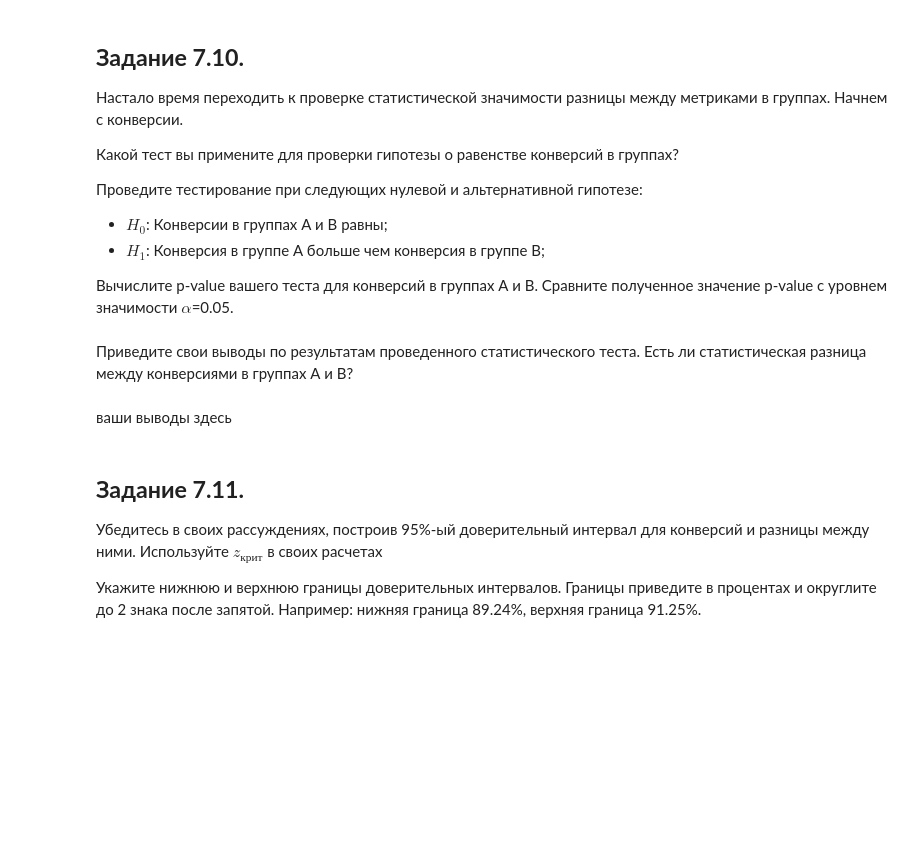
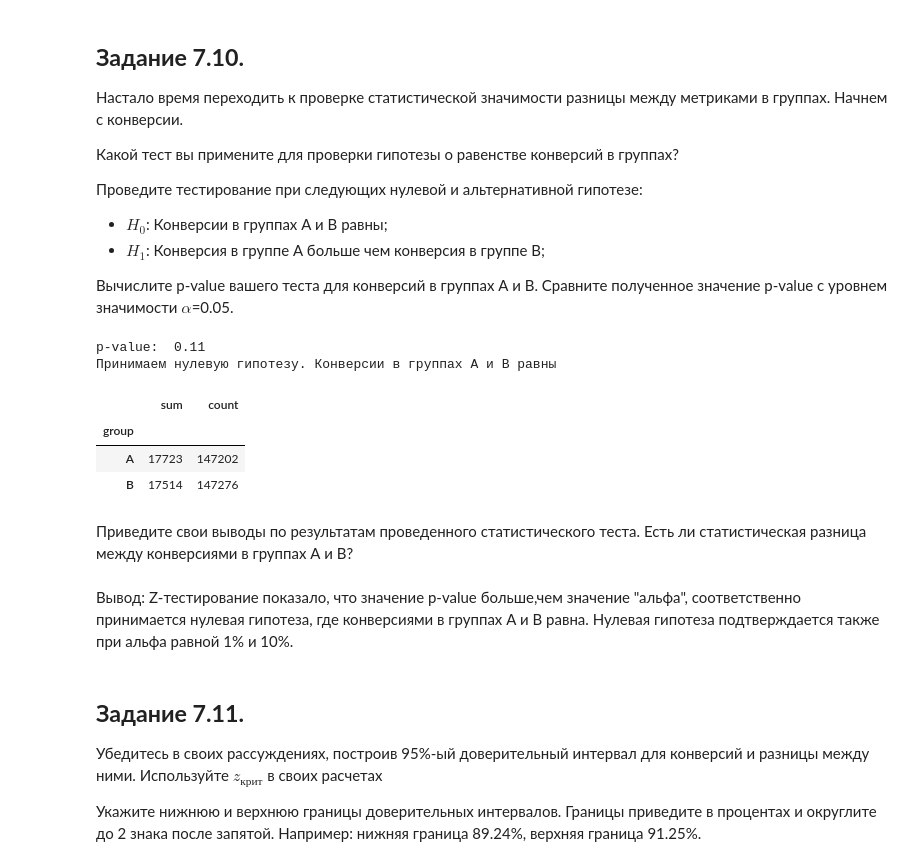
Before and after one commit to DmitriySky47/sf_data_science, a Jupyter notebook: Skillfactory/EDA_5_AB_тестирование/Template_EDA_5.ipynb, the cells around one changed output. Saved outputs shown, nothing was run; the diff lists cells and outputs as text; code cells hidden in the pictures; blank space fills up the shorter version.

```diff
--- a/Skillfactory/EDA_5_AB_тестирование/Template_EDA_5.ipynb
+++ b/Skillfactory/EDA_5_AB_тестирование/Template_EDA_5.ipynb
@@ -255,7 +382,43 @@ data_grouped
+# %%
+# применим z-тестирование для пропорций
+# считаем сколько раз было совершено целевое действие (покупка тура) и количество наблюдений (посещений сайта)
+converted_piv = data.groupby('group')['purchase'].agg(['sum', 'count'])
+
+# выдвигаем гипотезы
+H0 = 'Конверсии в группах А и B равны'
+H1 = 'Конверсия в группе А больше чем конверсия в группе B'
+alpha = 0.05 # уровень значимости
+# считаем значение p-value для z-теста для пропорций
+_, p_value = proportions_ztest(
+    count=converted_piv['sum'], # число покупок
+    nobs=converted_piv['count'], # общее число наблюдений (посещений сайта)
+    alternative='larger'
+)
+# вывод p-value
+print('p-value: ', round(p_value, 2))
+
+#проверяем гопотезы
+if (p_value < alpha):
+    print("Отвергаем нулевую гипотезу. {}".format(H0))
+    print("Альтернативная гипотеза. H1: {}".format(H1))
+else:
+    print("Принимаем нулевую гипотезу. {}".format(H0))
+# %% [output]
+p-value:  0.11
+Принимаем нулевую гипотезу. Конверсии в группах А и B равны
+# %%
+display(converted_piv)
+# %% [output]
+|  | sum | count |
+| group |  |  |
+| A | 17723 | 147202 |
+| B | 17514 | 147276 |
 # %% [markdown]
 Приведите свои выводы по результатам проведенного статистического теста. Есть ли статистическая разница между конверсиями в группах А и B?
-# %% [markdown]
-ваши выводы здесь
+# %% [markdown]
+Вывод:
+Z-тестирование показало, что значение p-value больше,чем значение "альфа", соответственно принимается нулевая гипотеза, где конверсиями в группах А и B равна.
+Нулевая гипотеза подтверждается также при альфа равной 1% и 10%.
 # %% [markdown]
 ## **Задание 7.11.**
 Убедитесь в своих рассуждениях, построив 95%-ый доверительный интервал для конверсий и разницы между ними. Используйте $z_{крит}$ в своих расчетах
```
Also changed, not shown: parts of 41 cells of this notebook.
